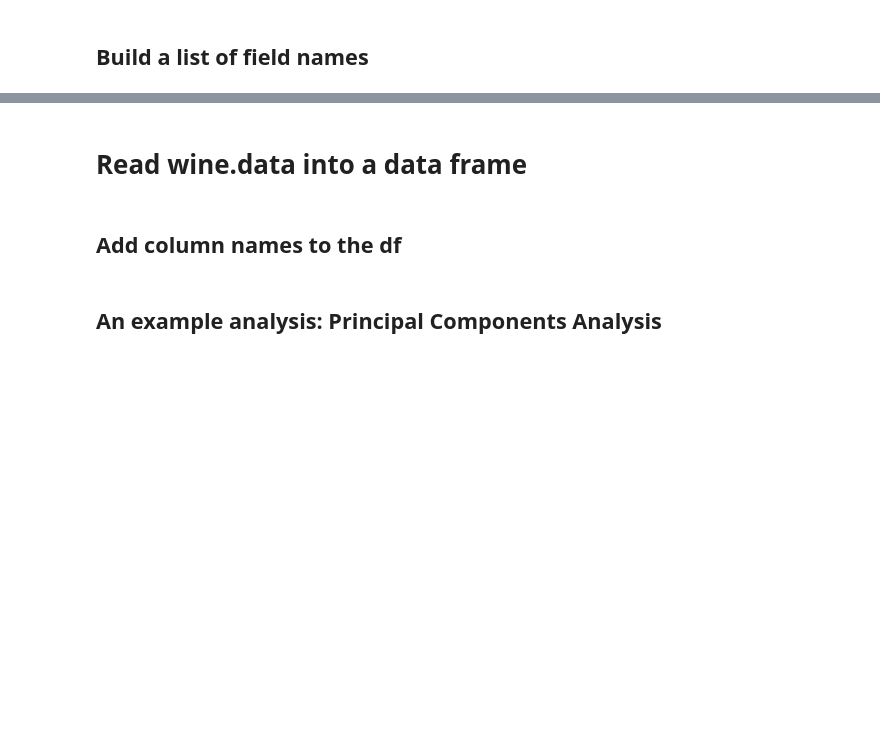
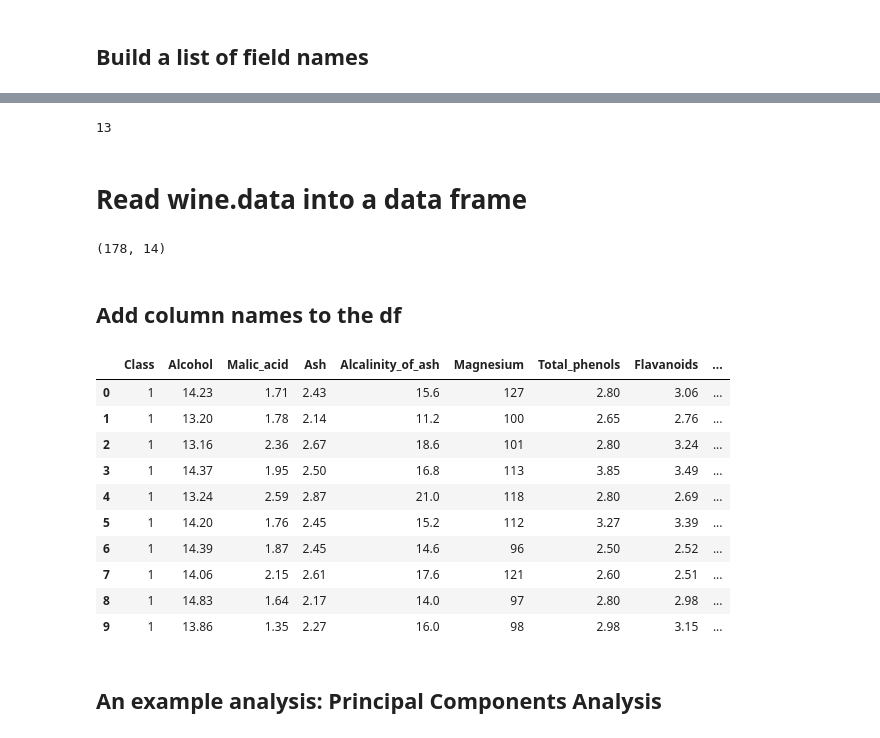
Before and after one commit to pulsetracker/BIOS6644, a Jupyter notebook: CSV_Pandas_Activity/BIOS6644_Wine_Wrangling_EmilyMastej.ipynb, the cells around one changed output, grey strips where cells are left out. Drawn from its saved outputs; the diff is of its cells as text; code cells hidden in the pictures; blank space fills up the shorter version.

Commit message:
small figure changs to CSV_pandas hmwk and completed wine_wrangling hmwk

```diff
--- a/CSV_Pandas_Activity/BIOS6644_Wine_Wrangling_EmilyMastej.ipynb
+++ b/CSV_Pandas_Activity/BIOS6644_Wine_Wrangling_EmilyMastej.ipynb
@@ -106,0 +111,30 @@ colnames = """
+# %%
+##################################################################################################################
+#
+# YouDo:
+#    1) Convert the given triple-quoted string colnames into a list of field names.
+#        a) Ensure that the list has 13 elements
+#        b) Ensure each entry has no space characters--replace with underscores
+#        c) It should look like this:
+#            col_name_list = ['Alcohol', 'Malic_acid', 'Ash', 'Alcalinity_of_ash', ...
+#
+#  Hint:  My solution made great use of the string methods:
+#       .strip()
+# and   .replace()
+
+
+#  1)
+#######################################  BEGIN STUDENT CODE  #####################################################
+
+# Remove '\n\t' at the beginning of string
+colnames = colnames.lstrip()
+# Remove all other \n
+colnames = colnames.replace('\n','')
+# Split the string on the \t
+colnames = colnames.split('\t')
+# Remove the first three elements of each string which are the numbers
+colnames = [col[3:] for col in colnames]
+# Remove all additional whitspace
+colnames = [col.strip() for col in colnames]
+# Replace between word spaces with underscores
+colnames = [col.replace(' ', '_') for col in colnames]
@@ -106,0 +157,4 @@ colnames = """
+# %%
+len(colnames)
+# %% [output]
+13
@@ -120,24 +176,42 @@ colnames = """
 
 # 1)
 #######################################  BEGIN STUDENT CODE  #####################################################
-
+datafile = '..\Data\wine.data'
+df = pd.read_csv(datafile, header=None)
+df.shape
 
 #######################################   END STUDENT CODE   #####################################################
+# %% [output]
+(178, 14)
 # %% [markdown]
 ## Add column names to the df
 # %%
 #################################################################################################################
 #
 # YouDo:
 #    1) Add column names to the df
 #       Note:  There are 13 column names in our list but 14 in the data
 #              A careful reading of wine.names will give you the final column name
 #
 
 #######################################  BEGIN STUDENT CODE  #####################################################
-
-
+# insert Class as a column name for the first Column
+colnames.insert(0,'Class')
+df.columns = colnames
+df[:10]
 #######################################   END STUDENT CODE   #####################################################
+# %% [output]
+|  | Class | Alcohol | Malic_acid | Ash | Alcalinity_of_ash | Magnesium | Total_phenols | Flavanoids | ... |
+| 0 | 1 | 14.23 | 1.71 | 2.43 | 15.6 | 127 | 2.80 | 3.06 | ... |
+| 1 | 1 | 13.20 | 1.78 | 2.14 | 11.2 | 100 | 2.65 | 2.76 | ... |
+| 2 | 1 | 13.16 | 2.36 | 2.67 | 18.6 | 101 | 2.80 | 3.24 | ... |
+| 3 | 1 | 14.37 | 1.95 | 2.50 | 16.8 | 113 | 3.85 | 3.49 | ... |
+| 4 | 1 | 13.24 | 2.59 | 2.87 | 21.0 | 118 | 2.80 | 2.69 | ... |
+| 5 | 1 | 14.20 | 1.76 | 2.45 | 15.2 | 112 | 3.27 | 3.39 | ... |
+| 6 | 1 | 14.39 | 1.87 | 2.45 | 14.6 | 96 | 2.50 | 2.52 | ... |
+| 7 | 1 | 14.06 | 2.15 | 2.61 | 17.6 | 121 | 2.60 | 2.51 | ... |
+| 8 | 1 | 14.83 | 1.64 | 2.17 | 14.0 | 97 | 2.80 | 2.98 | ... |
+| 9 | 1 | 13.86 | 1.35 | 2.27 | 16.0 | 98 | 2.98 | 3.15 | ... |
 # %% [markdown]
 ## An example analysis:  Principal Components Analysis
 # %%
```
Also changed, not shown: parts of 11 cells of this notebook, 1 other file.
